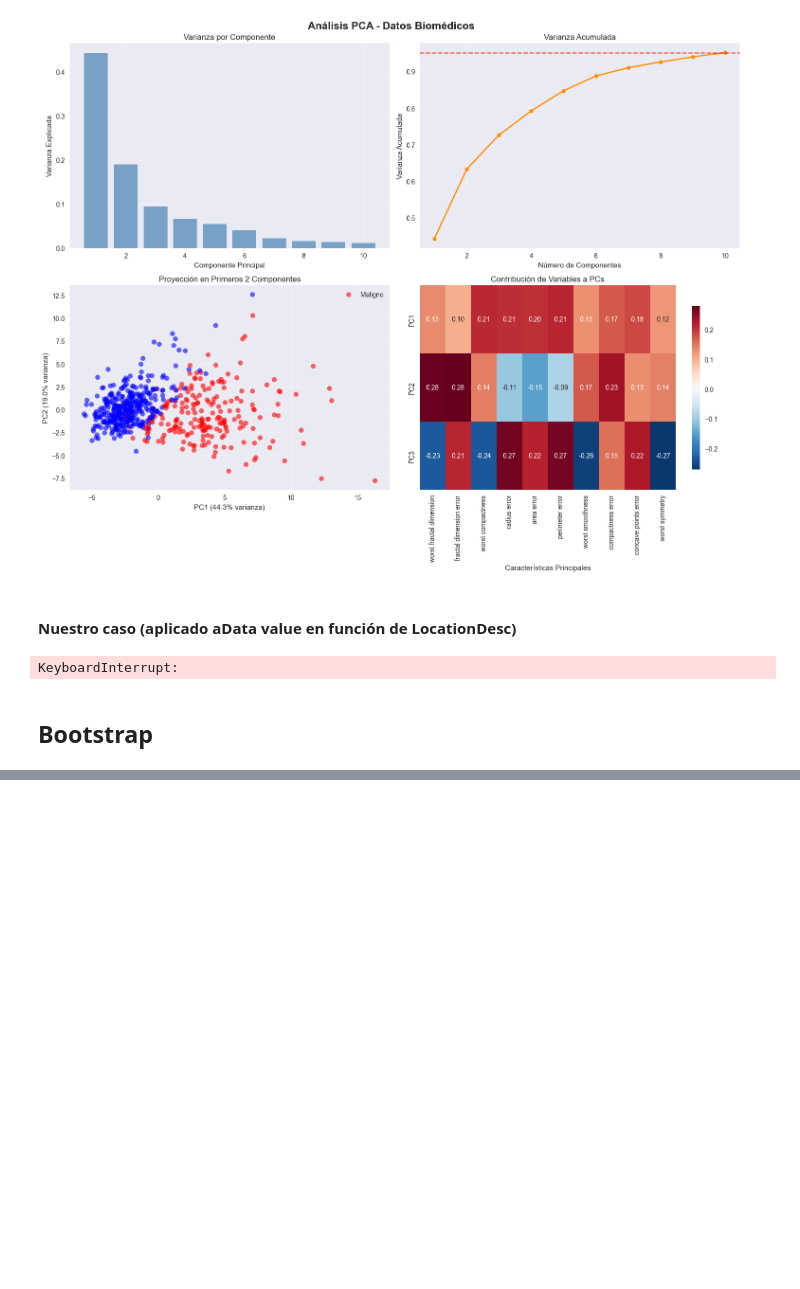
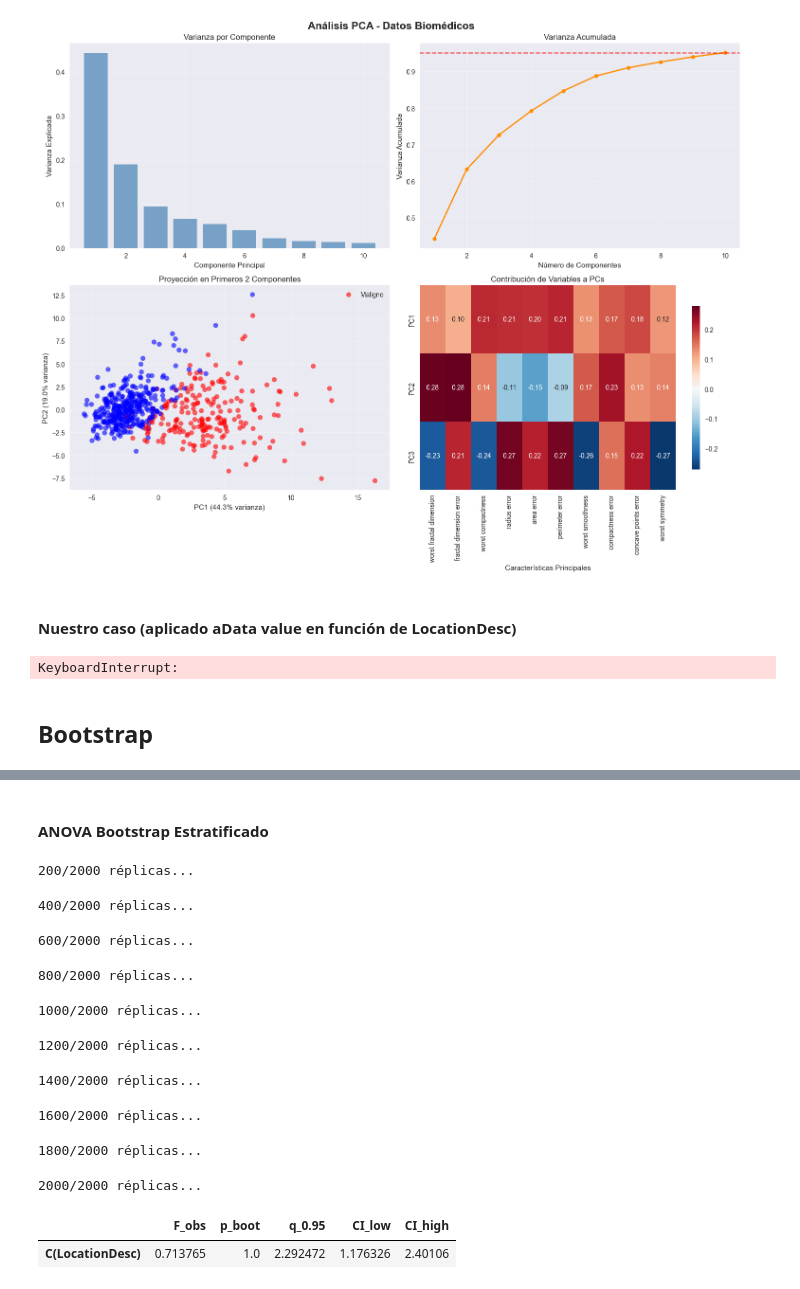
Before and after one commit to Bioestadistica-2025-2/Proyecto-Final, a Jupyter notebook: main.ipynb, the cells around one changed output, grey strips where cells are left out. Cells and saved outputs as stored; diff of their text form; code cells hidden in the pictures; blank space fills up the shorter version.

```diff
--- a/main.ipynb
+++ b/main.ipynb
@@ -610,0 +723,29 @@ df.head()
+# %% [markdown]
+#### ANOVA Bootstrap Estratificado
+# %%
+F_obs, Fstar, pB, ci, resumen = anova_bootstrap_stratified(
+    df=df,
+    formula="CholesterolLDL ~ C(LocationDesc)",
+    group_cols=["LocationDesc"],
+    B=2000,
+    typ=2,
+    alpha=0.05,
+    seed=42,
+    progress=True
+)
+
+
+resumen
+# %% [output]
+200/2000 réplicas...
+400/2000 réplicas...
+600/2000 réplicas...
+800/2000 réplicas...
+1000/2000 réplicas...
+1200/2000 réplicas...
+1400/2000 réplicas...
+1600/2000 réplicas...
+1800/2000 réplicas...
+2000/2000 réplicas...
+|  | F_obs | p_boot | q_0.95 | CI_low | CI_high |
+| C(LocationDesc) | 0.713765 | 1.0 | 2.292472 | 1.176326 | 2.40106 |
```
Also changed, not shown: parts of 4 cells of this notebook, 3 other files.
